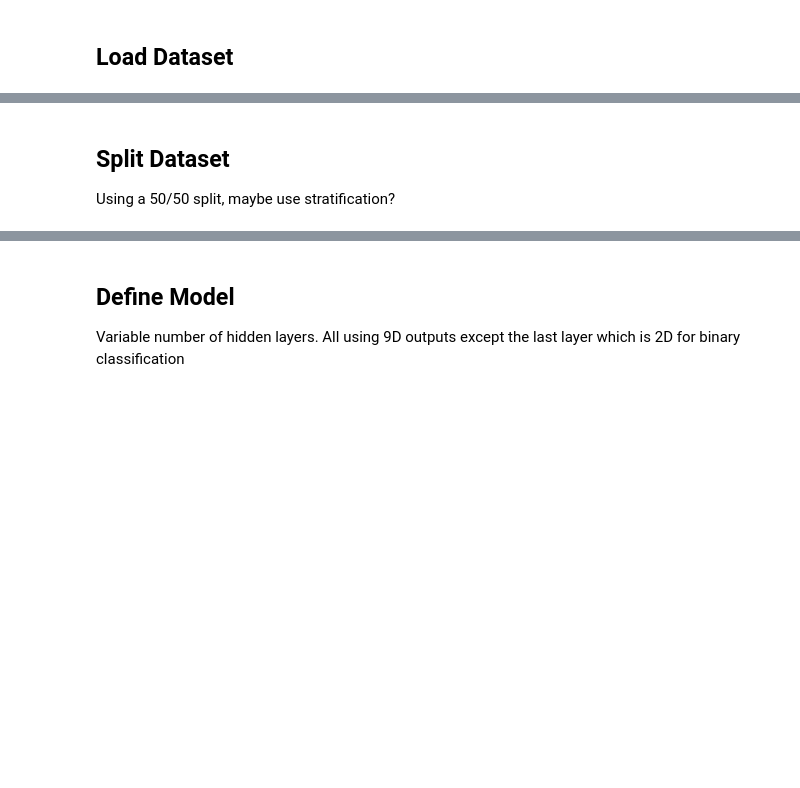
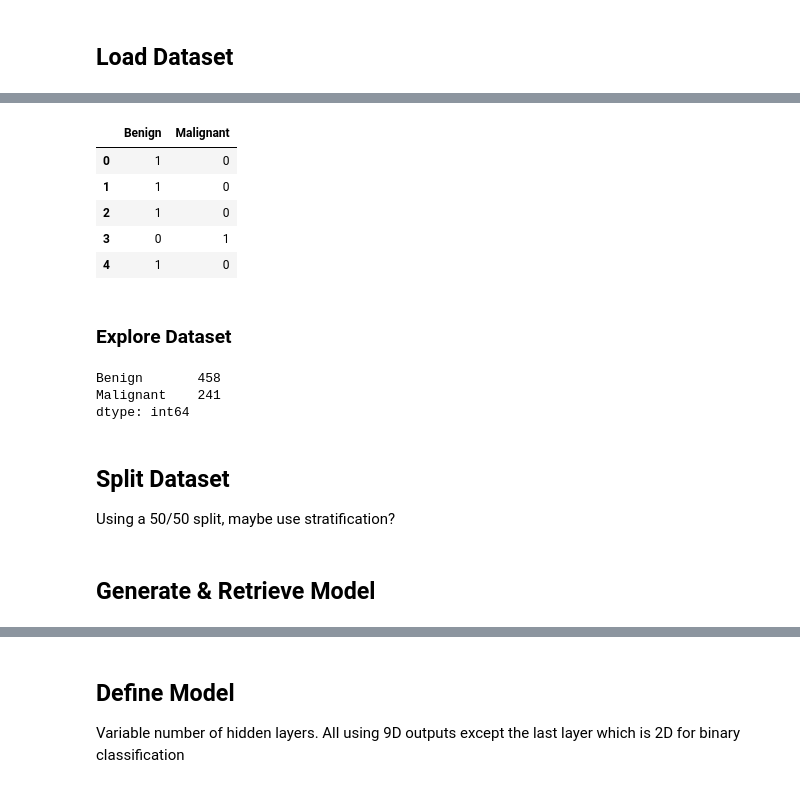
Before and after one commit to Sarsoo/SLP-Training, a Jupyter notebook: nncw.ipynb, the cells around one changed output, grey strips where cells are left out. Saved outputs shown, nothing was run; the diff lists cells and outputs as text; code cells hidden in the pictures; blank space fills up the shorter version.

```diff
--- a/nncw.ipynb
+++ b/nncw.ipynb
@@ -39,3 +36,20 @@ def get_model(hidden_layers=2, activation='sigmoid'):
+# %%
+labels.head()
+# %% [output]
+|  | Benign | Malignant |
+| 0 | 1 | 0 |
+| 1 | 1 | 0 |
+| 2 | 1 | 0 |
+| 3 | 0 | 1 |
+| 4 | 1 | 0 |
+# %% [markdown]
+### Explore Dataset
+# %%
+labels.astype(bool).sum(axis=0)
+# %% [output]
+Benign       458
+Malignant    241
+dtype: int64
 # %% [markdown]
 ## Split Dataset
 
@@ -44,0 +59,2 @@ data_train, data_test, labels_train, labels_test = train_test_split(data, labels
+# %% [markdown]
+## Generate & Retrieve Model
```
Also changed, not shown: parts of 22 cells of this notebook.
